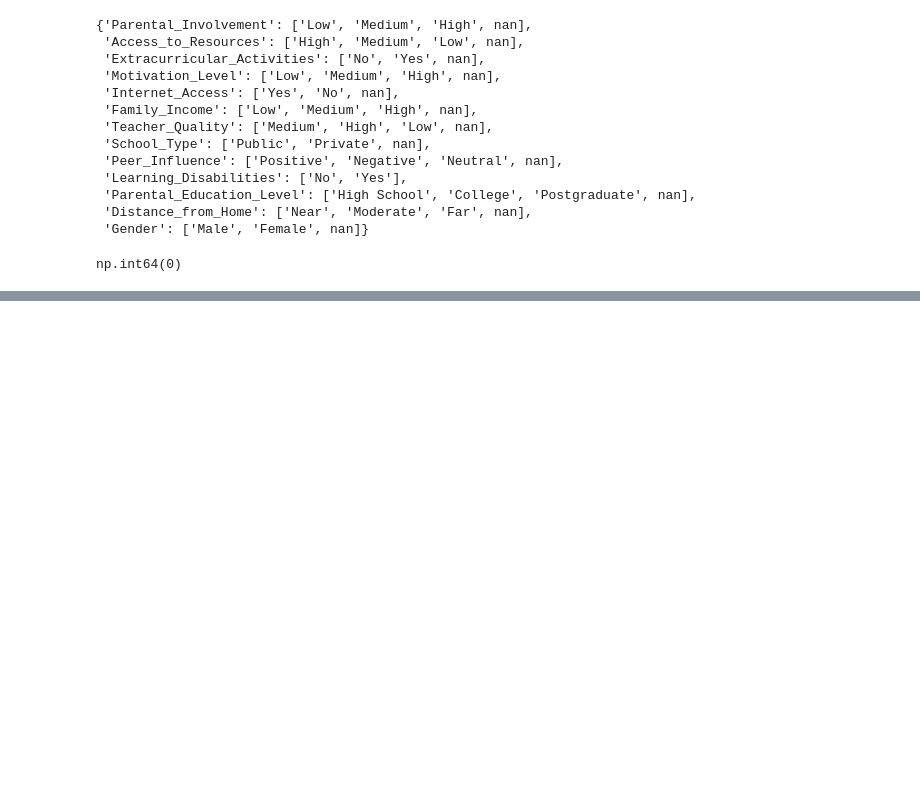
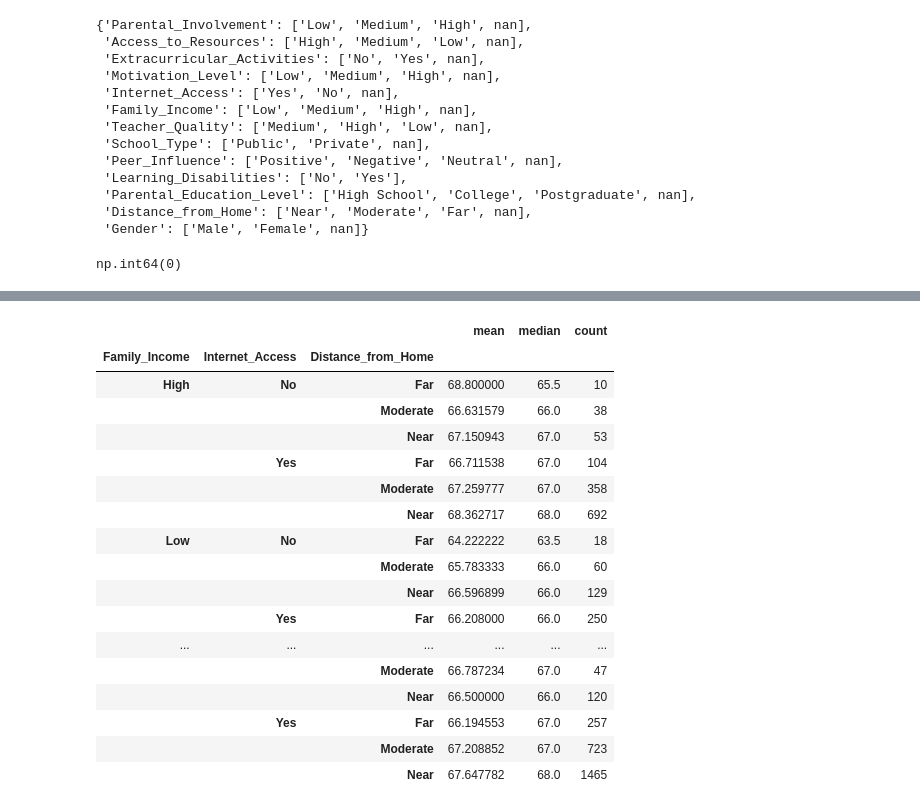
Before and after one commit to ocamporuiznicolas-ux/Proyecto-Final-Progra-2, a Jupyter notebook: notebooks/limpiezaDatos.ipynb, the cells around one changed output, grey strips where cells are left out. Cells and saved outputs as stored; diff of their text form; code cells hidden in the pictures; blank space fills up the shorter version.

```diff
--- a/notebooks/limpiezaDatos.ipynb
+++ b/notebooks/limpiezaDatos.ipynb
@@ -247,0 +324,21 @@ np.int64(0)
+# %%
+df.groupby([    "Family_Income",    "Internet_Access",    "Distance_from_Home"])["Exam_Score"].agg(["mean", "median", "count"])
+# %% [output]
+|  |  |  | mean | median | count |
+| Family_Income | Internet_Access | Distance_from_Home |  |  |  |
+| High | No | Far | 68.800000 | 65.5 | 10 |
+|  |  | Moderate | 66.631579 | 66.0 | 38 |
+|  |  | Near | 67.150943 | 67.0 | 53 |
+|  | Yes | Far | 66.711538 | 67.0 | 104 |
+|  |  | Moderate | 67.259777 | 67.0 | 358 |
+|  |  | Near | 68.362717 | 68.0 | 692 |
+| Low | No | Far | 64.222222 | 63.5 | 18 |
+|  |  | Moderate | 65.783333 | 66.0 | 60 |
+|  |  | Near | 66.596899 | 66.0 | 129 |
+|  | Yes | Far | 66.208000 | 66.0 | 250 |
+| ... | ... | ... | ... | ... | ... |
+|  |  | Moderate | 66.787234 | 67.0 | 47 |
+|  |  | Near | 66.500000 | 66.0 | 120 |
+|  | Yes | Far | 66.194553 | 67.0 | 257 |
+|  |  | Moderate | 67.208852 | 67.0 | 723 |
+|  |  | Near | 67.647782 | 68.0 | 1465 |
```
Also changed, not shown: parts of 5 cells of this notebook.
